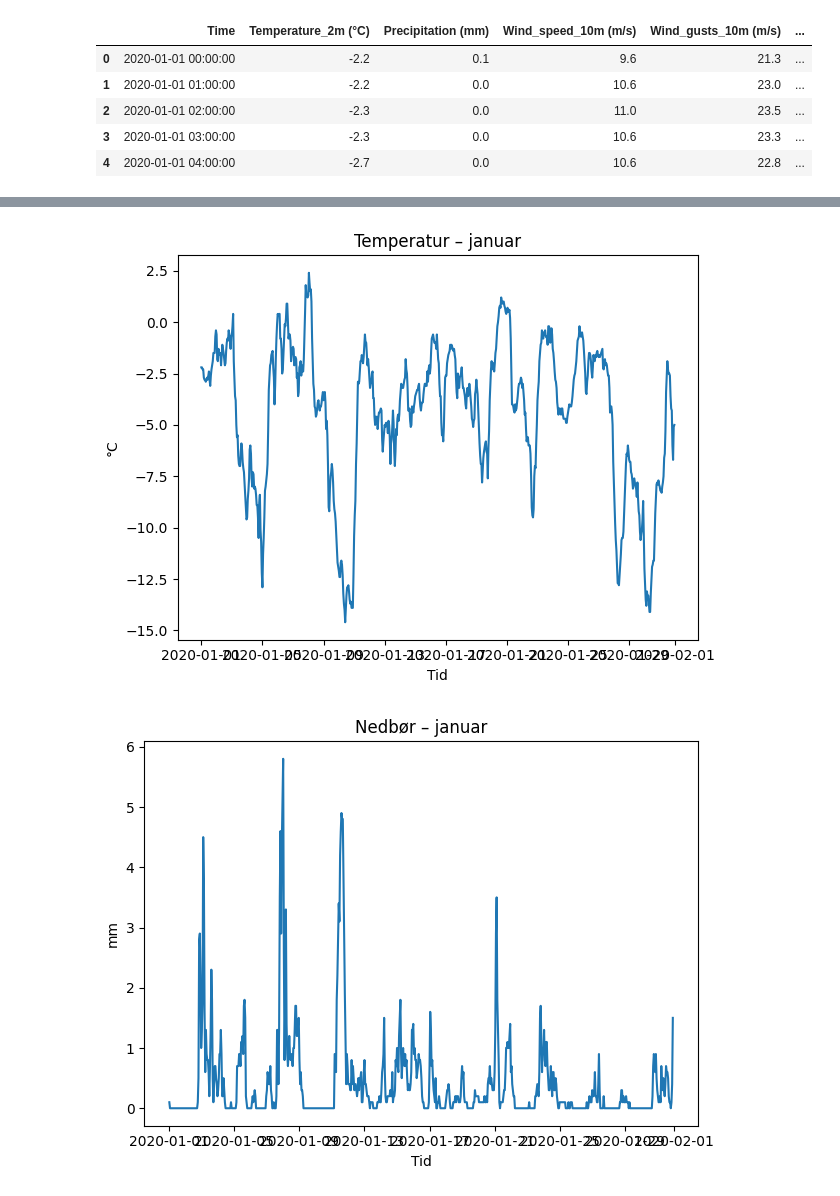
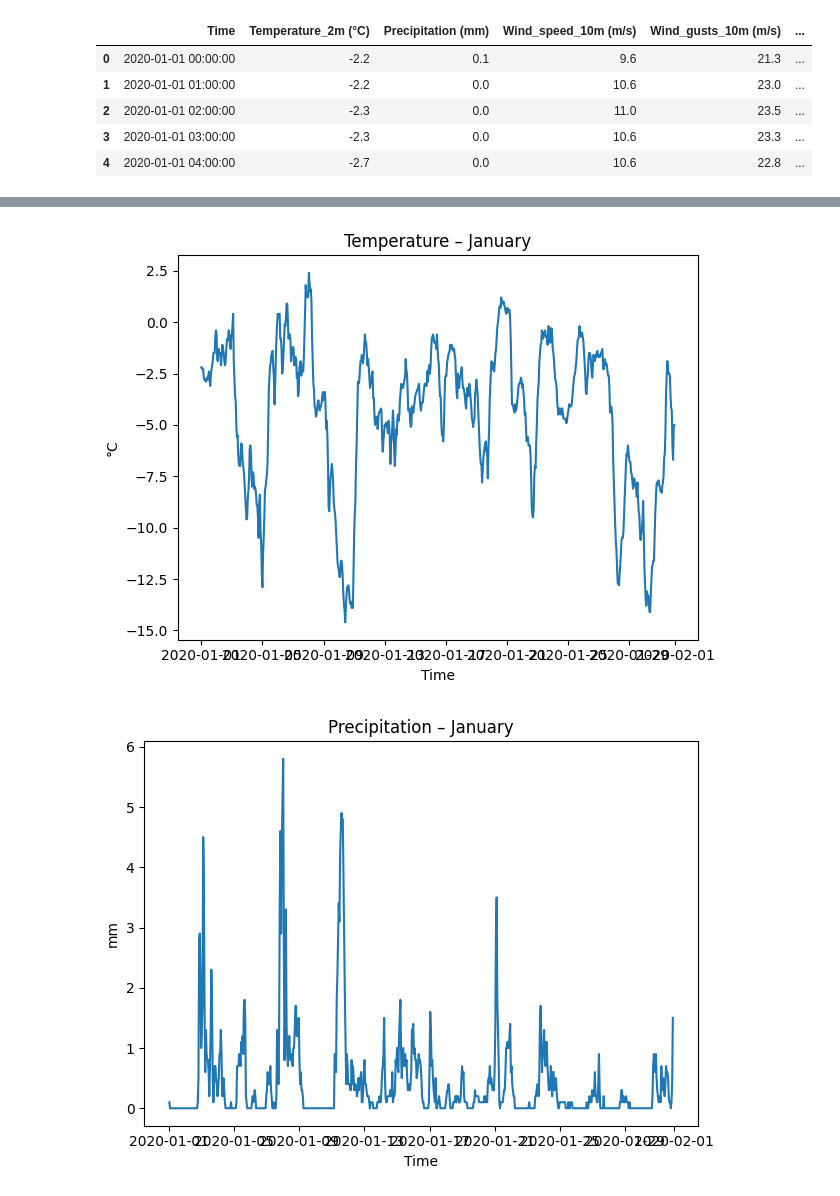
Before and after one commit to marensofiesteen/IND320-streamlit, a Jupyter notebook: ind320_notebook.ipynb, the cells around one changed output, grey strips where cells are left out. Drawn from its saved outputs; the diff is of its cells as text; code cells hidden in the pictures.

```diff
--- a/ind320_notebook.ipynb
+++ b/ind320_notebook.ipynb
@@ -68,28 +68,81 @@ Vi ser kjalpt på temperatur og nedbør over tid, og et samlet vindbilde
 # %%
 import matplotlib.pyplot as plt
 
-# Temperatur
+# Temperature
 plt.figure()
 plt.plot(df_month[time_col], df_month["Temperature_2m (°C)"])
-plt.title("Temperatur – januar")
-plt.xlabel("Tid"); plt.ylabel("°C")
+plt.title("Temperature – January")
+plt.xlabel("Time"); plt.ylabel("°C")
 plt.tight_layout(); plt.show()
 
-# Nedbør
+# Precipitation
 plt.figure()
 plt.plot(df_month[time_col], df_month["Precipitation (mm)"])
-plt.title("Nedbør – januar")
-plt.xlabel("Tid"); plt.ylabel("mm")
+plt.title("Precipitation – January")
+plt.xlabel("Time"); plt.ylabel("mm")
 plt.tight_layout(); plt.show()
 
-# Vind (hastighet og vindkast sammen)
+# Wind (speed and gusts together)
 plt.figure()
-plt.plot(df_month[time_col], df_month["Wind_speed_10m (m/s)"], label="Vindhastighet 10 m")
-plt.plot(df_month[time_col], df_month["Wind_gusts_10m (m/s)"], label="Vindkast 10 m", alpha=0.8)
-plt.title("Vind – januar")
-plt.xlabel("Tid"); plt.ylabel("m/s (antatt)")
+plt.plot(df_month[time_col], df_month["Wind_speed_10m (m/s)"], label="Wind speed 10 m")
+plt.plot(df_month[time_col], df_month["Wind_gusts_10m (m/s)"], label="Wind gusts 10 m", alpha=0.8)
+plt.title("Wind – January")
+plt.xlabel("Time"); plt.ylabel("m/s (assumed)")
 plt.legend()
 plt.tight_layout(); plt.show()
+
+# Wind direction
+plt.figure(figsize=(10, 4))
+plt.plot(df_month[time_col], df_month["Wind_direction_10m (°)"], color="purple")
+plt.title("Wind direction – January")
+plt.xlabel("Time"); plt.ylabel("° (degrees from north)")
+plt.tight_layout(); plt.show()
+
+# Overall:
+fig, ax1 = plt.subplots(figsize=(12, 6))
+
+# === Temperature (Primary axis) ===
+if "Temperature_2m (°C)" in df_month.columns:
+    ax1.plot(df_month[time_col], df_month["Temperature_2m (°C)"],
+             color="tab:red", label="Temperature (°C)")
+    ax1.set_ylabel("Temperature (°C)", color="tab:red")
+    ax1.tick_params(axis='y', labelcolor="tab:red")
+
+# === Precipitaion (Secondary axis) ===
+if "Precipitation (mm)" in df_month.columns:
+    ax2 = ax1.twinx()
+    ax2.plot(df_month[time_col], df_month["Precipitation (mm)"],
+             color="tab:blue", linestyle="--", label="Precipitation (mm)")
+    ax2.set_ylabel("Precipitation (mm)", color="tab:blue")
+    ax2.tick_params(axis='y', labelcolor="tab:blue")
+
+# === Windspeed and gusts (Tertiary axis) ===
+has_wind = all(c in df_month.columns for c in ["Wind_speed_10m (m/s)", "Wind_gusts_10m (m/s)"])
+if has_wind:
+    ax3 = ax1.twinx()
+    ax3.spines["right"].set_position(("outward", 60))
+    ax3.plot(df_month[time_col], df_month["Wind_speed_10m (m/s)"],
+             color="tab:green", label="Wind speed (m/s)")
+    ax3.plot(df_month[time_col], df_month["Wind_gusts_10m (m/s)"],
+             color="tab:olive", linestyle=":", label="Wind gusts (m/s)")
+    ax3.set_ylabel("Wind (m/s)", color="tab:green")
+    ax3.tick_params(axis='y', labelcolor="tab:green")
+
+# === Wind direction (Quaternary axis) ===
+if "Wind_direction_10m (°)" in df_month.columns:
+    ax4 = ax1.twinx()
+    ax4.spines["right"].set_position(("outward", 120))
+    ax4.plot(df_month[time_col], df_month["Wind_direction_10m (°)"],
+             color="purple", linewidth=0.8, label="Wind direction (°)")
+    ax4.set_ylabel("Wind direction (° from north)", color="purple")
+    ax4.tick_params(axis='y', labelcolor="purple")
+    ax4.set_ylim(0, 360)
+
+# === Shared formatting ===
+ax1.set_xlabel("Time")
+fig.suptitle("Overall overview – January", fontsize=14)
+fig.tight_layout()
+plt.show()
 # %% [output]
-[figure, old version]
+[figure, new version]
-[figure, old version]
+[figure, new version]
```
Also changed, not shown: parts of 9 cells of this notebook, 2 other files.
